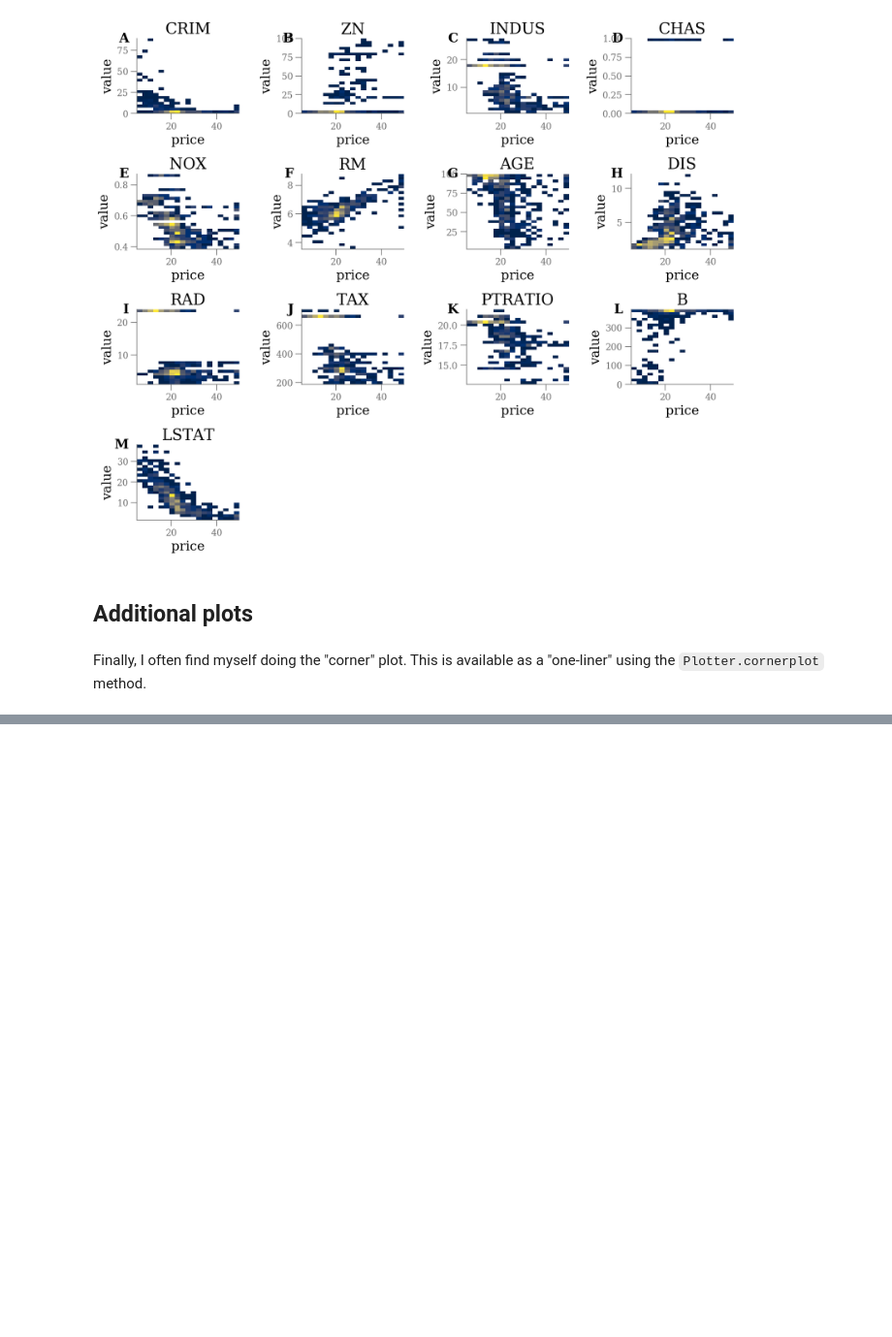
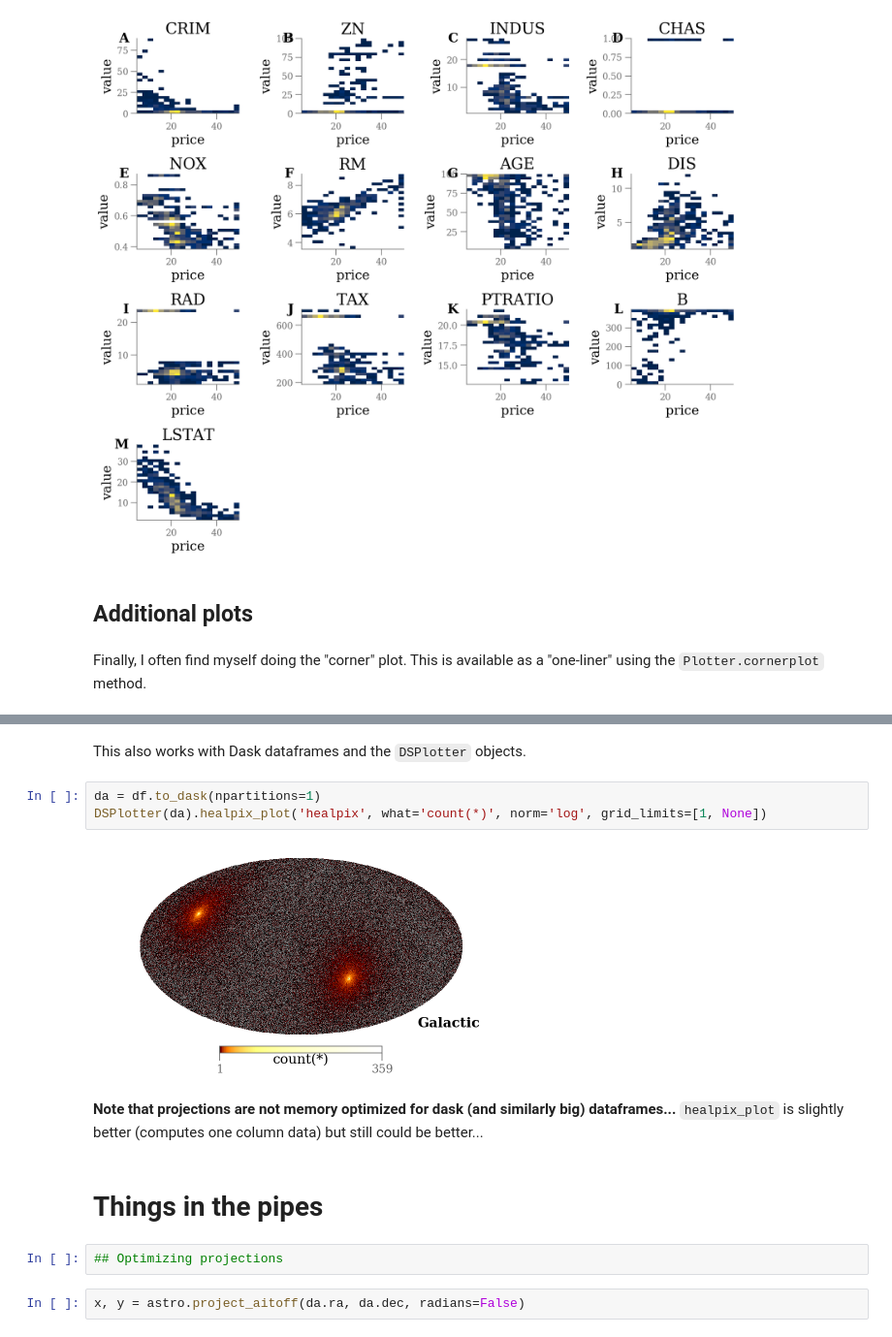
Before and after one commit to mfouesneau/ezdata, a Jupyter notebook: examples/examples.ipynb, the cells around one changed output, grey strips where cells are left out. Shown at 97% size. Cells and saved outputs as stored; diff of their text form; blank space fills up the shorter version.

```diff
--- a/examples/examples.ipynb
+++ b/examples/examples.ipynb
@@ -261,0 +295,16 @@ Finally, I often find myself doing the "corner" plot. This is available as a "on
+# %% [markdown]
+This also works with Dask dataframes and the `DSPlotter` objects.
+# %%
+da = df.to_dask(npartitions=1)
+DSPlotter(da).healpix_plot('healpix', what='count(*)', norm='log', grid_limits=[1, None])
+# %% [output]
+[figure, added]
+# %% [markdown]
+**Note that projections are not memory optimized for dask (and similarly big) dataframes...**
+`healpix_plot` is slightly better (computes one column data) but still could be better...
+# %% [markdown]
+# Things in the pipes
+# %%
+## Optimizing projections
+# %%
+x, y = astro.project_aitoff(da.ra, da.dec, radians=False)
```
Also changed, not shown: parts of 14 cells of this notebook.
